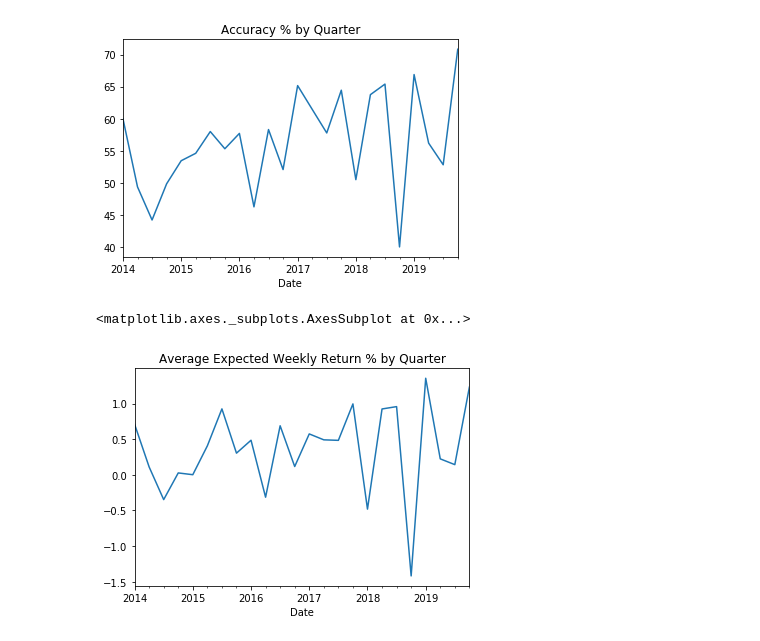
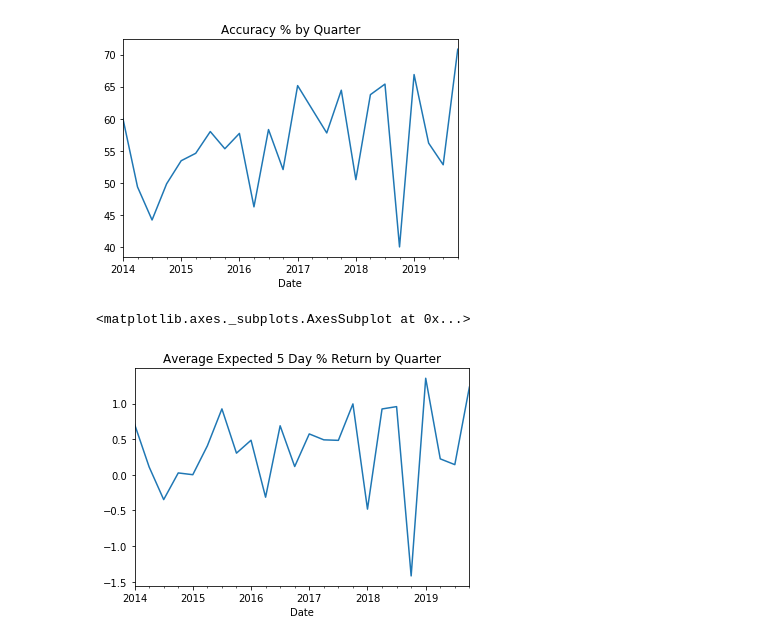
Before and after one commit to jnolff2/Semiconductor-Portfolio-Prediction, a Jupyter notebook: Stock_Predictor.ipynb, the cells around one changed output. Cells and saved outputs as stored; diff of their text form; code cells hidden in the pictures.

```diff
--- a/Stock_Predictor.ipynb
+++ b/Stock_Predictor.ipynb
@@ -315,7 +316,7 @@ def analysis_metrics(df):
     ## prediction_calibration is a ratio that measures the average magnitude of the y_pred values vs. the y_actual
     ## values and indicates how well the model reflects the size of the actual stock movements (close to 1.0 is ideal)
     analysis.loc["accuracy"] = (df.correct.sum()*1 / df.prediction.sum()*1) * 100
-    analysis.loc["expected_weekly_return_%"] = df.result.mean() * 100
+    analysis.loc["expected_5_day_%_return"] = df.result.mean() * 100
     analysis.loc["noise"] = df.y_pred.diff().abs().mean()
     analysis.loc["prediction_calibration"] = df.y_pred.abs().mean() / df.y_actual.abs().mean()
     analysis.loc["%_return_long"] = df[df.sign_pred == 1].result.mean() * 100
@@ -528,7 +521,7 @@ def prediction_metrics(y_pred, y_actual):
     analysis.loc["MAE"] = metrics.mean_absolute_error(df.y_actual, df.y_pred)
     analysis.loc["R-Squared"] = metrics.r2_score(df.y_actual, df.y_pred)
     analysis.loc["accuracy"] = (df.correct.sum()*1 / df.prediction.sum()*1) * 100
-    analysis.loc["expected_weekly_return_%"] = df.result.mean() * 100
+    analysis.loc["expected_5_day_%_return"] = df.result.mean() * 100
     analysis.loc["noise"] = df.y_pred.diff().abs().mean()
     analysis.loc["prediction_calibration"] = df.y_pred.abs().mean() / df.y_actual.abs().mean()
     analysis.loc["%_return_long"] = df[df.sign_pred == 1].result.mean() * 100
@@ -576,7 +569,7 @@ quarterly_metrics["accuracy"].plot(title="Accuracy % by Quarter")
 [figure]
 # %%
 # Chart the expected_weekly_return_% over time on a quarterly basis
-quarterly_metrics["expected_weekly_return_%"].plot(title="Average Expected Weekly Return % by Quarter")
+quarterly_metrics["expected_5_day_%_return"].plot(title="Average Expected 5 Day % Return by Quarter")
 # %% [output]
 <matplotlib.axes._subplots.AxesSubplot at 0x...>
-[figure, old version]
+[figure, new version]
```
Also changed, not shown: parts of 10 cells of this notebook.
